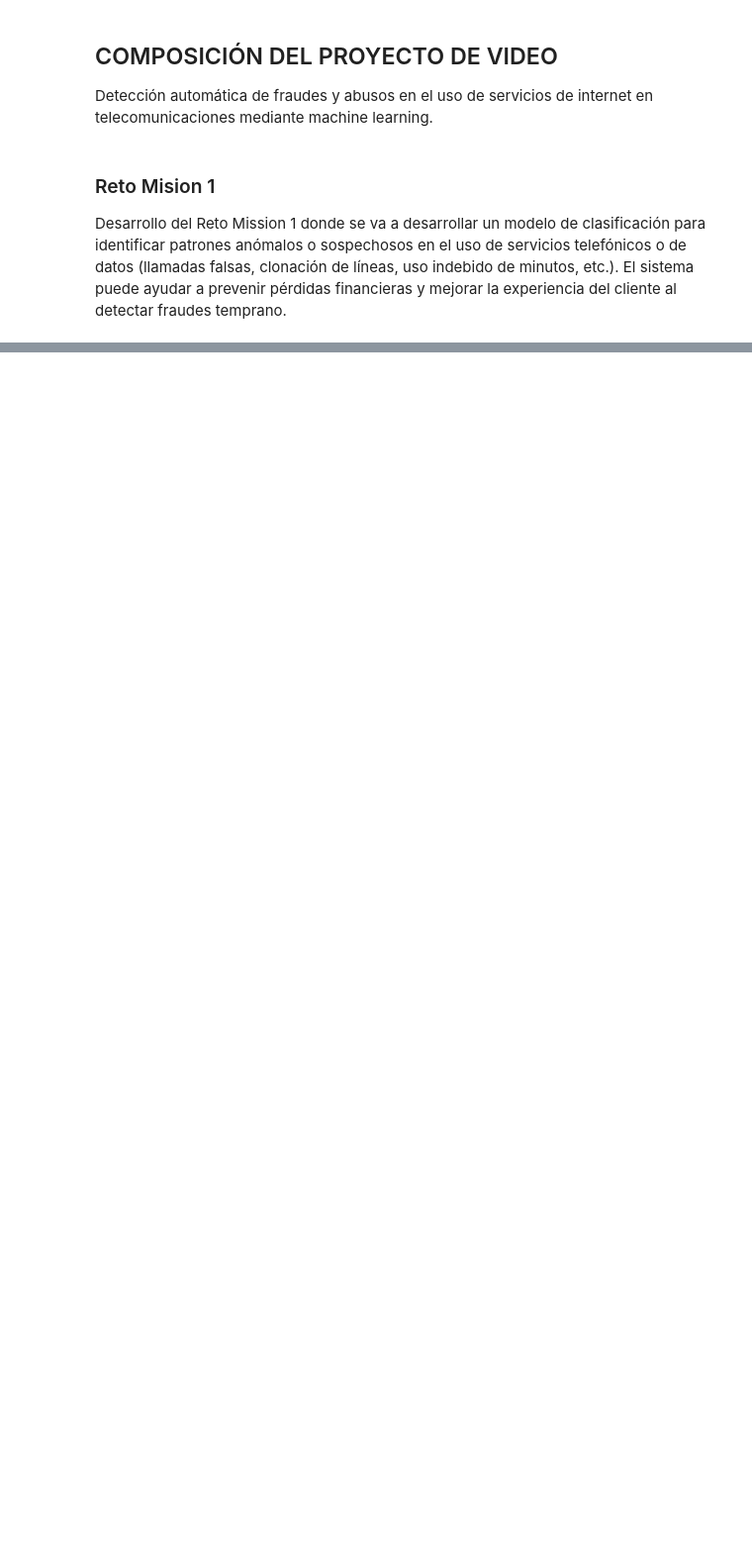
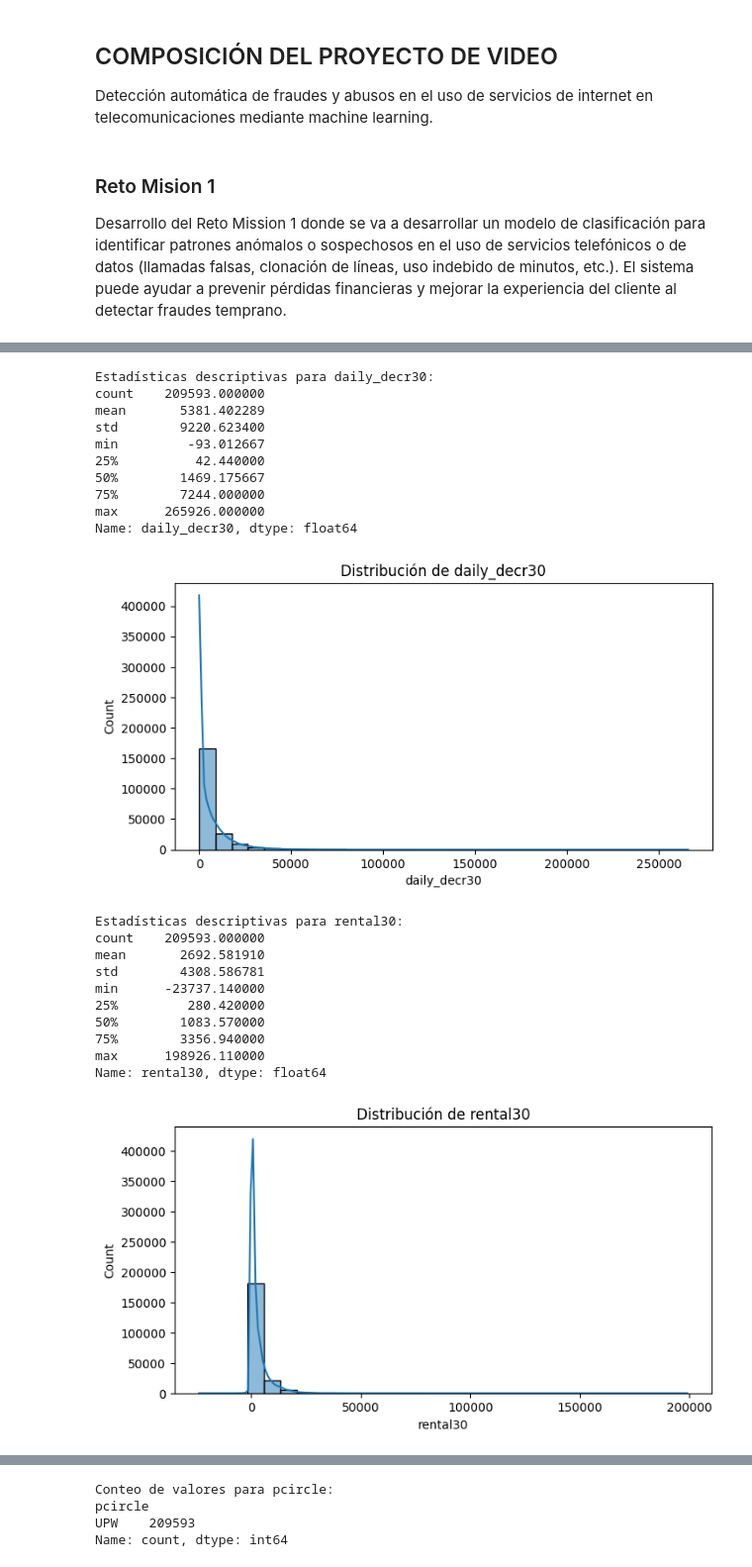
Before and after one commit to AndrewxPerea/Reto1, a Jupyter notebook: Reto1.1.ipynb, the cells around one changed output, grey strips where cells are left out. Shown at 99% size. Drawn from its saved outputs; the diff is of its cells as text; code cells hidden in the pictures; blank space fills up the shorter version.

```diff
--- a/Reto1.1.ipynb
+++ b/Reto1.1.ipynb
@@ -73,0 +188,12 @@ max                 1.000000     1.00000
+# %%
+# Mostrar cantidad de datos faltantes por columna
+print(df.isnull().sum())
+
+# Eliminar filas con datos faltantes
+df_sin_nulos = df.dropna()
+
+# Imputar con media en una columna específica
+df['daily_decr30'].fillna(df['daily_decr30'].mean(), inplace=True)
+
+# Imputar con moda en una variable categórica
+df['pcircle'].fillna(df['pcircle'].mode()[0], inplace=True)
@@ -73,0 +270,47 @@ max                 1.000000     1.00000
+# %%
+import matplotlib.pyplot as plt
+import seaborn as sns
+
+num_vars = ['daily_decr30', 'rental30', 'last_rech_date_ma', 'payback30']
+
+for var in num_vars:
+    print(f"Estadísticas descriptivas para {var}:")
+    print(df[var].describe())
+    plt.figure(figsize=(8,4))
+    sns.histplot(df[var], bins=30, kde=True)
+    plt.title(f'Distribución de {var}')
+    plt.show()
+
+cat_vars = ['pcircle', 'label']
+
+for var in cat_vars:
+    print(f"Conteo de valores para {var}:")
+    print(df[var].value_counts())
+    plt.figure(figsize=(6,3))
+    sns.countplot(data=df, x=var)
+    plt.title(f'Frecuencia de {var}')
+    plt.xticks(rotation=45)
+    plt.show()
+# %% [output]
+Estadísticas descriptivas para daily_decr30:
+count    209593.000000
+mean       5381.402289
+std        9220.623400
+min         -93.012667
+25%          42.440000
+50%        1469.175667
+75%        7244.000000
+max      265926.000000
+Name: daily_decr30, dtype: float64
+[figure, added]
+Estadísticas descriptivas para rental30:
+count    209593.000000
+mean       2692.581910
+std        4308.586781
+min      -23737.140000
+25%         280.420000
+50%        1083.570000
+75%        3356.940000
+max      198926.110000
+Name: rental30, dtype: float64
+[figure, added]
@@ -73,0 +339,4 @@ max                 1.000000     1.00000
+Conteo de valores para pcircle:
+pcircle
+UPW    209593
+Name: count, dtype: int64
```
Also changed, not shown: parts of 28 cells of this notebook, 7 other files.
